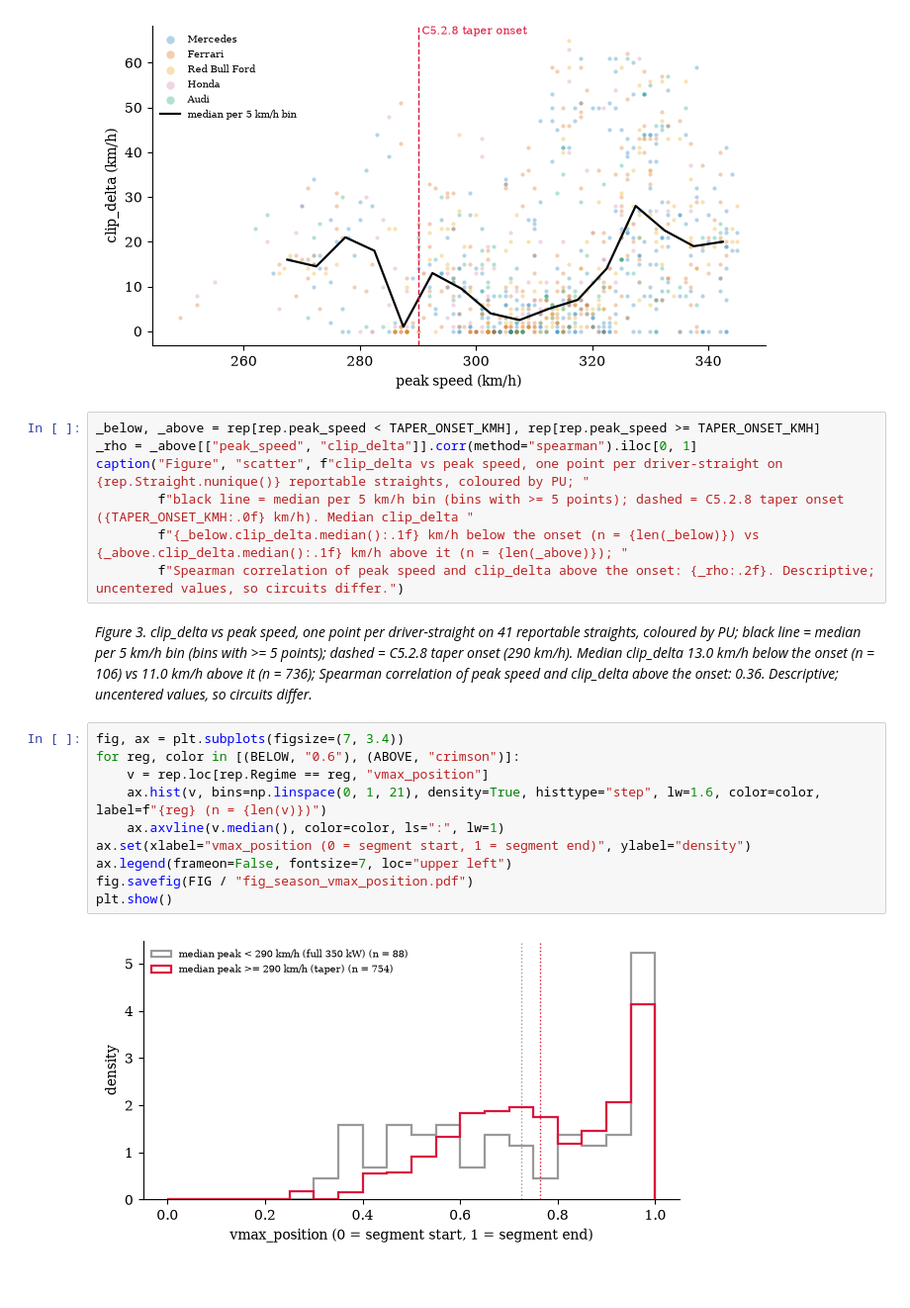
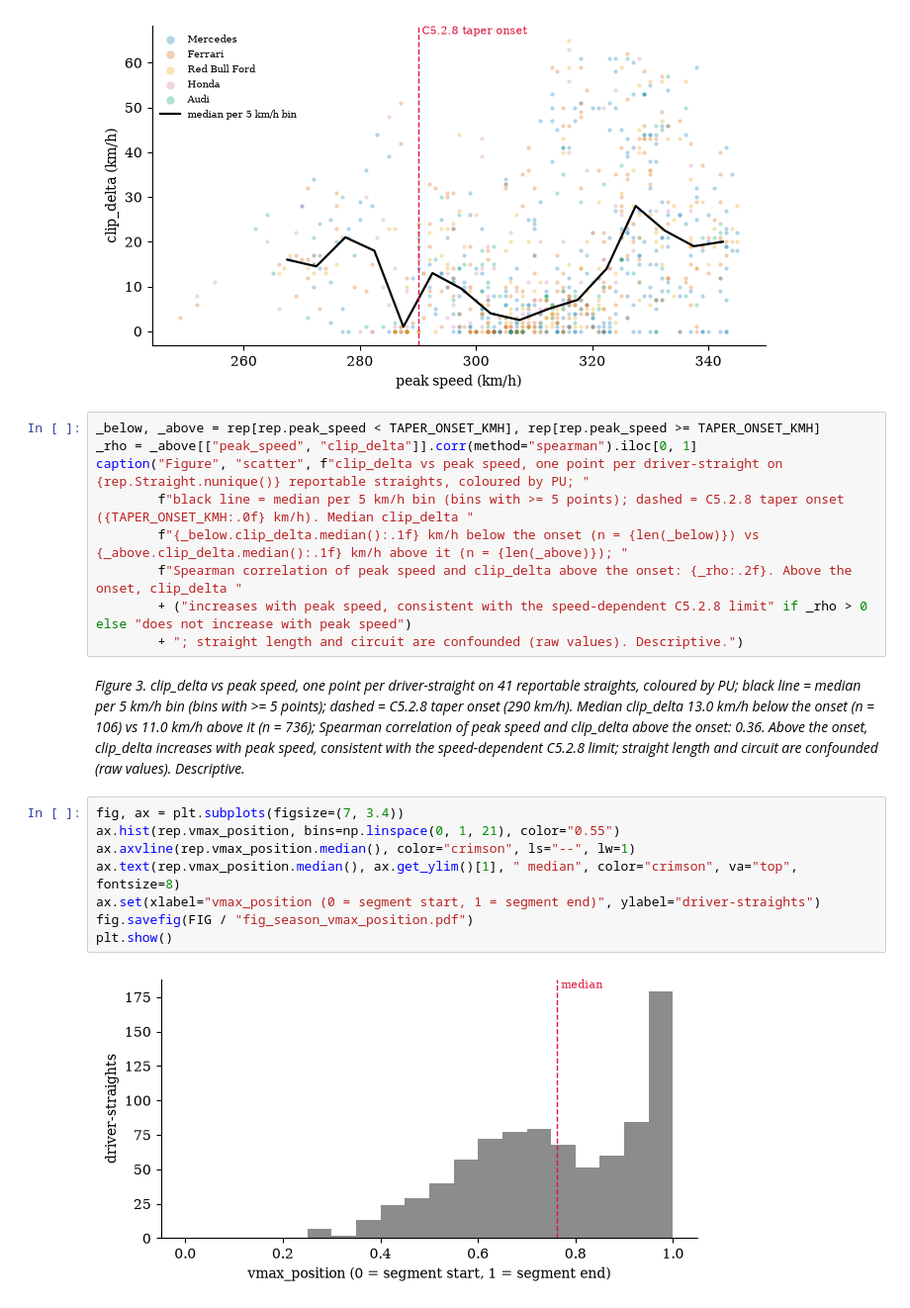
Before and after one commit to see7ien/Flat-Out, a Jupyter notebook: 02_season.ipynb, the cells around one changed output. Shown at 99% size. Drawn from its saved outputs; the diff is of its cells as text; blank space fills up the shorter version.

Commit message:
Season figures: scatter caption, vmax distribution; 2025 note

```diff
--- a/02_season.ipynb
+++ b/02_season.ipynb
@@ -365,19 +365,19 @@ _rho = _above[["peak_speed", "clip_delta"]].corr(method="spearman").iloc[0, 1]
 caption("Figure", "scatter", f"clip_delta vs peak speed, one point per driver-straight on {rep.Straight.nunique()} reportable straights, coloured by PU; "
         f"black line = median per 5 km/h bin (bins with >= 5 points); dashed = C5.2.8 taper onset ({TAPER_ONSET_KMH:.0f} km/h). Median clip_delta "
         f"{_below.clip_delta.median():.1f} km/h below the onset (n = {len(_below)}) vs {_above.clip_delta.median():.1f} km/h above it (n = {len(_above)}); "
-        f"Spearman correlation of peak speed and clip_delta above the onset: {_rho:.2f}. Descriptive; uncentered values, so circuits differ.")
+        f"Spearman correlation of peak speed and clip_delta above the onset: {_rho:.2f}. Above the onset, clip_delta "
+        + ("increases with peak speed, consistent with the speed-dependent C5.2.8 limit" if _rho > 0 else "does not increase with peak speed")
+        + "; straight length and circuit are confounded (raw values). Descriptive.")
 # %% [output]
-*Figure 3. clip_delta vs peak speed, one point per driver-straight on 41 reportable straights, coloured by PU; black line = median per 5 km/h bin (bins with >= 5 points); dashed = C5.2.8 taper onset (290 km/h). Median clip_delta 13.0 km/h below the onset (n = 106) vs 11.0 km/h above it (n = 736); Spearman correlation of peak speed and clip_delta above the onset: 0.36. Descriptive; uncentered values, so circuits differ.*
+*Figure 3. clip_delta vs peak speed, one point per driver-straight on 41 reportable straights, coloured by PU; black line = median per 5 km/h bin (bins with >= 5 points); dashed = C5.2.8 taper onset (290 km/h). Median clip_delta 13.0 km/h below the onset (n = 106) vs 11.0 km/h above it (n = 736); Spearman correlation of peak speed and clip_delta above the onset: 0.36. Above the onset, clip_delta increases with peak speed, consistent with the speed-dependent C5.2.8 limit; straight length and circuit are confounded (raw values). Descriptive.*
 # %%
 fig, ax = plt.subplots(figsize=(7, 3.4))
-for reg, color in [(BELOW, "0.6"), (ABOVE, "crimson")]:
-    v = rep.loc[rep.Regime == reg, "vmax_position"]
-    ax.hist(v, bins=np.linspace(0, 1, 21), density=True, histtype="step", lw=1.6, color=color, label=f"{reg} (n = {len(v)})")
-    ax.axvline(v.median(), color=color, ls=":", lw=1)
-ax.set(xlabel="vmax_position (0 = segment start, 1 = segment end)", ylabel="density")
-ax.legend(frameon=False, fontsize=7, loc="upper left")
+ax.hist(rep.vmax_position, bins=np.linspace(0, 1, 21), color="0.55")
+ax.axvline(rep.vmax_position.median(), color="crimson", ls="--", lw=1)
+ax.text(rep.vmax_position.median(), ax.get_ylim()[1], " median", color="crimson", va="top", fontsize=8)
+ax.set(xlabel="vmax_position (0 = segment start, 1 = segment end)", ylabel="driver-straights")
 fig.savefig(FIG / "fig_season_vmax_position.pdf")
 plt.show()
 # %% [output]
-[figure, old version]
+[figure, new version]
 # %%
```
Also changed, not shown: parts of 3 cells of this notebook, 5 other files.
